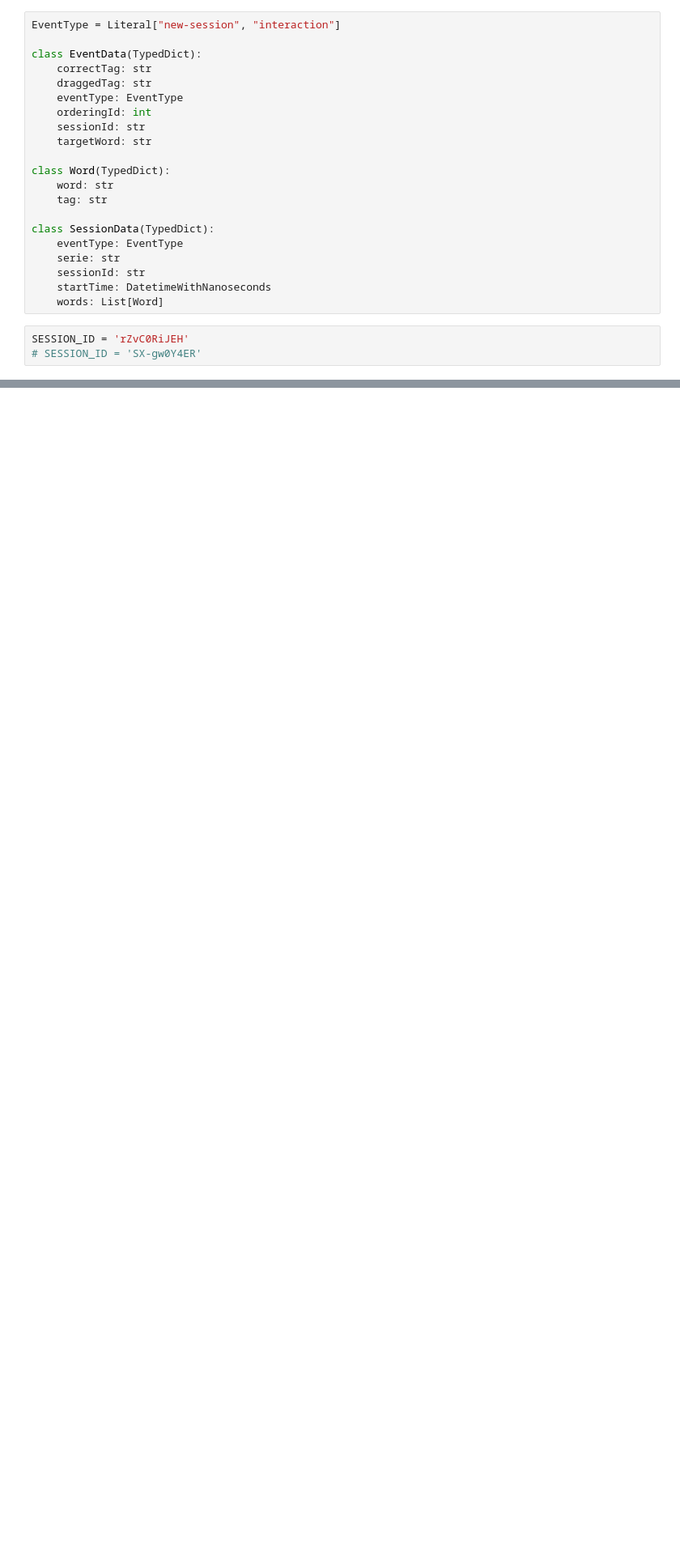
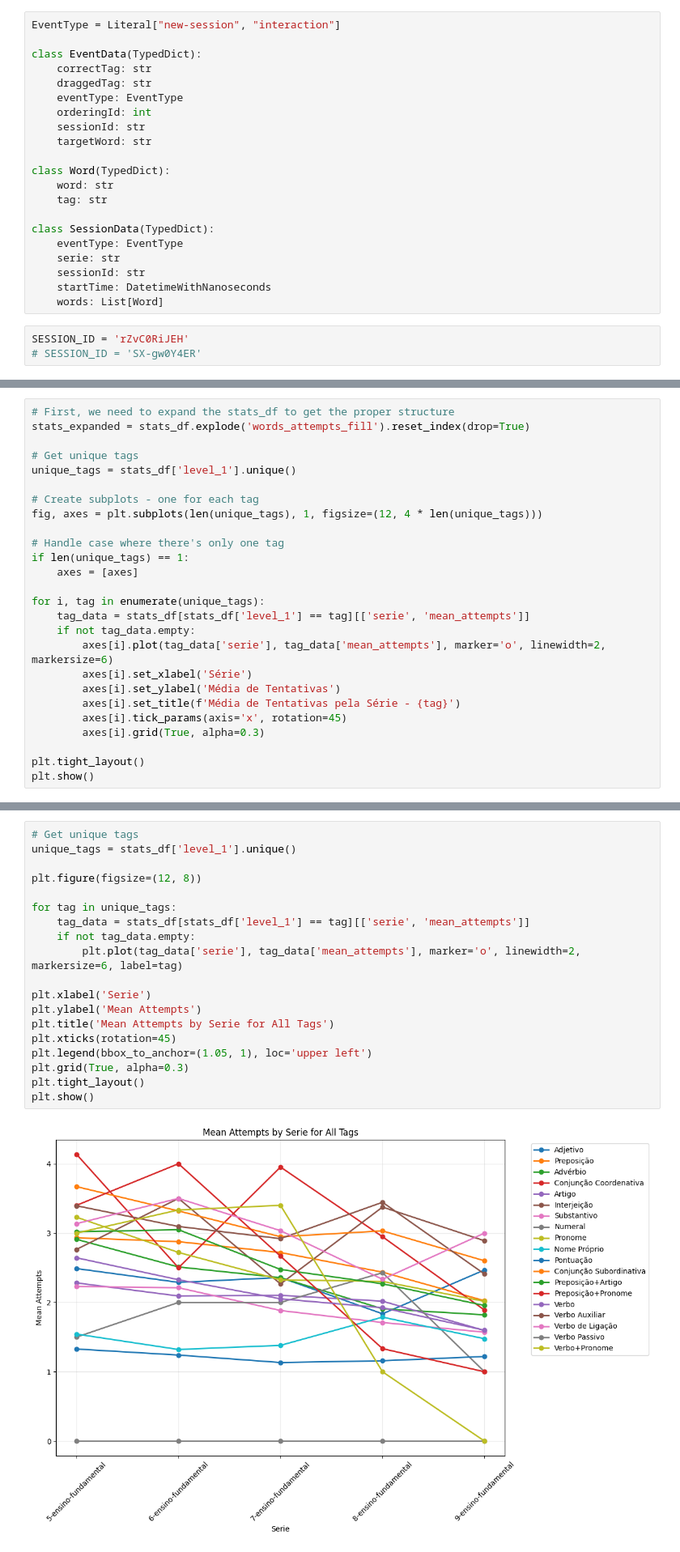
Before and after one commit to antonioMoreira/PLN-SCC5908, a Jupyter notebook: pln-api/notebooks/symbolic.ipynb, the cells around one changed output, grey strips where cells are left out. Shown at 81% size. Drawn from its saved outputs; the diff is of its cells as text; blank space fills up the shorter version.

```diff
--- a/pln-api/notebooks/symbolic.ipynb
+++ b/pln-api/notebooks/symbolic.ipynb
@@ -164,0 +231,26 @@ Prep-de: [ulid3]
+# %%
+# First, we need to expand the stats_df to get the proper structure
+stats_expanded = stats_df.explode('words_attempts_fill').reset_index(drop=True)
+
+# Get unique tags
+unique_tags = stats_df['level_1'].unique()
+
+# Create subplots - one for each tag
+fig, axes = plt.subplots(len(unique_tags), 1, figsize=(12, 4 * len(unique_tags)))
+
+# Handle case where there's only one tag
+if len(unique_tags) == 1:
+    axes = [axes]
+
+for i, tag in enumerate(unique_tags):
+    tag_data = stats_df[stats_df['level_1'] == tag][['serie', 'mean_attempts']]
+    if not tag_data.empty:
+        axes[i].plot(tag_data['serie'], tag_data['mean_attempts'], marker='o', linewidth=2, markersize=6)
+        axes[i].set_xlabel('Série')
+        axes[i].set_ylabel('Média de Tentativas')
+        axes[i].set_title(f'Média de Tentativas pela Série - {tag}')
+        axes[i].tick_params(axis='x', rotation=45)
+        axes[i].grid(True, alpha=0.3)
+
+plt.tight_layout()
+plt.show()
@@ -164,0 +259,21 @@ Prep-de: [ulid3]
+# %%
+# Get unique tags
+unique_tags = stats_df['level_1'].unique()
+
+plt.figure(figsize=(12, 8))
+
+for tag in unique_tags:
+    tag_data = stats_df[stats_df['level_1'] == tag][['serie', 'mean_attempts']]
+    if not tag_data.empty:
+        plt.plot(tag_data['serie'], tag_data['mean_attempts'], marker='o', linewidth=2, markersize=6, label=tag)
+
+plt.xlabel('Serie')
+plt.ylabel('Mean Attempts')
+plt.title('Mean Attempts by Serie for All Tags')
+plt.xticks(rotation=45)
+plt.legend(bbox_to_anchor=(1.05, 1), loc='upper left')
+plt.grid(True, alpha=0.3)
+plt.tight_layout()
+plt.show()
+# %% [output]
+[figure, added]
```
Also changed, not shown: parts of 37 cells of this notebook, 35 other files.
